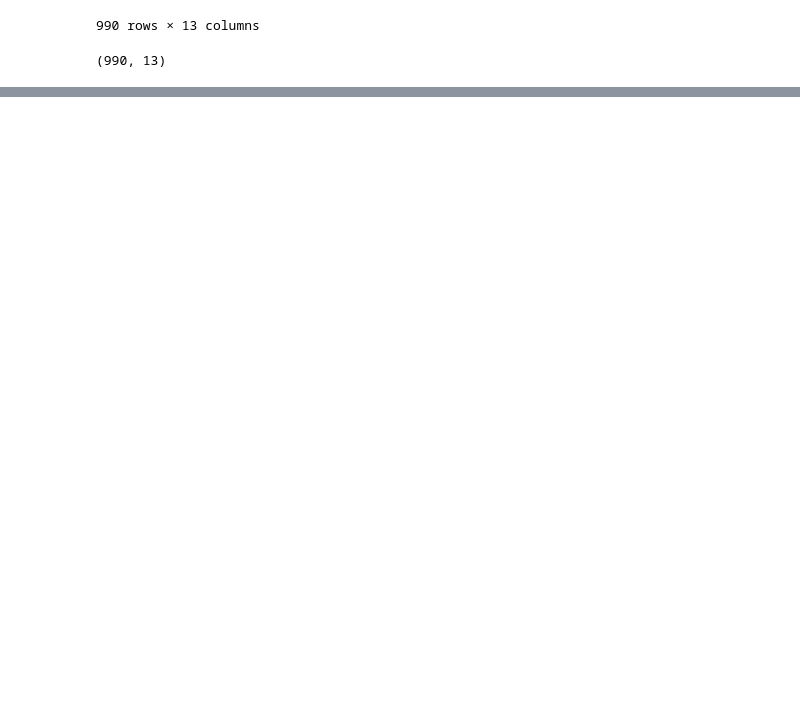
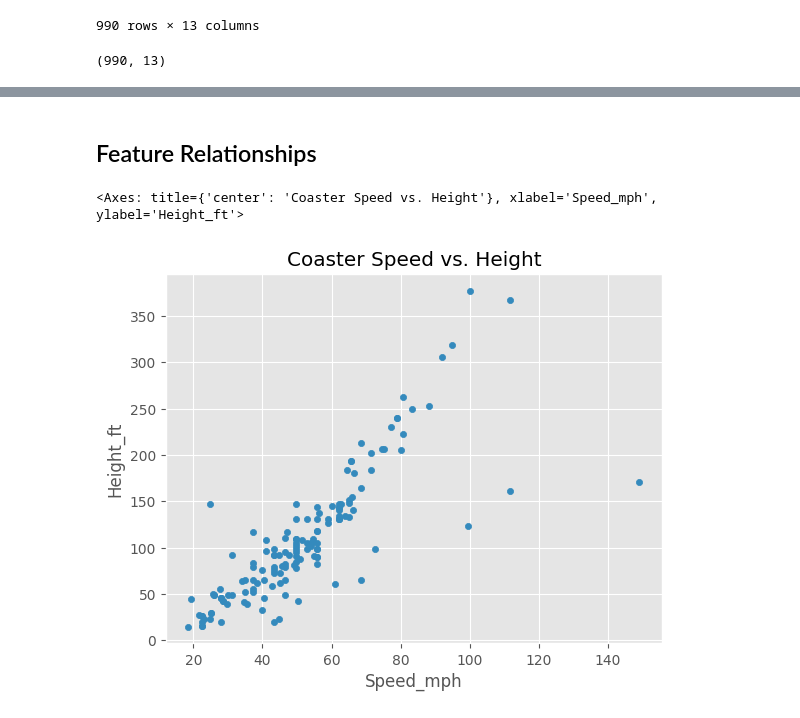
Before and after one commit to abhi-ram-M/Task-2, a Jupyter notebook: Task-2.ipynb, the cells around one changed output, grey strips where cells are left out. Saved outputs shown, nothing was run; the diff lists cells and outputs as text; code cells hidden in the pictures; blank space fills up the shorter version.

```diff
--- a/Task-2.ipynb
+++ b/Task-2.ipynb
@@ -161,0 +199,11 @@ df.shape
+# %% [markdown]
+## Feature Relationships
+# %%
+df.plot(kind = 'scatter',
+       x = 'Speed_mph',
+       y = 'Height_ft',
+        title = 'Coaster Speed vs. Height'
+       )
+# %% [output]
+<Axes: title={'center': 'Coaster Speed vs. Height'}, xlabel='Speed_mph', ylabel='Height_ft'>
+[figure, added]
```
Also changed, not shown: parts of 9 cells of this notebook.
